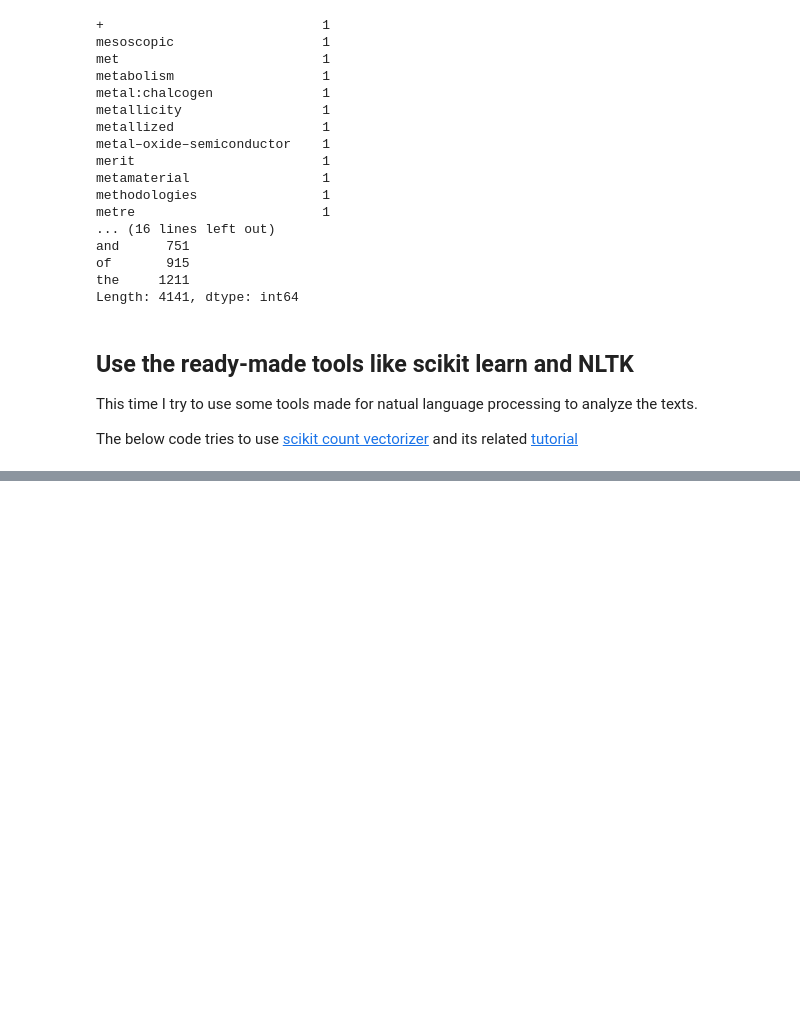
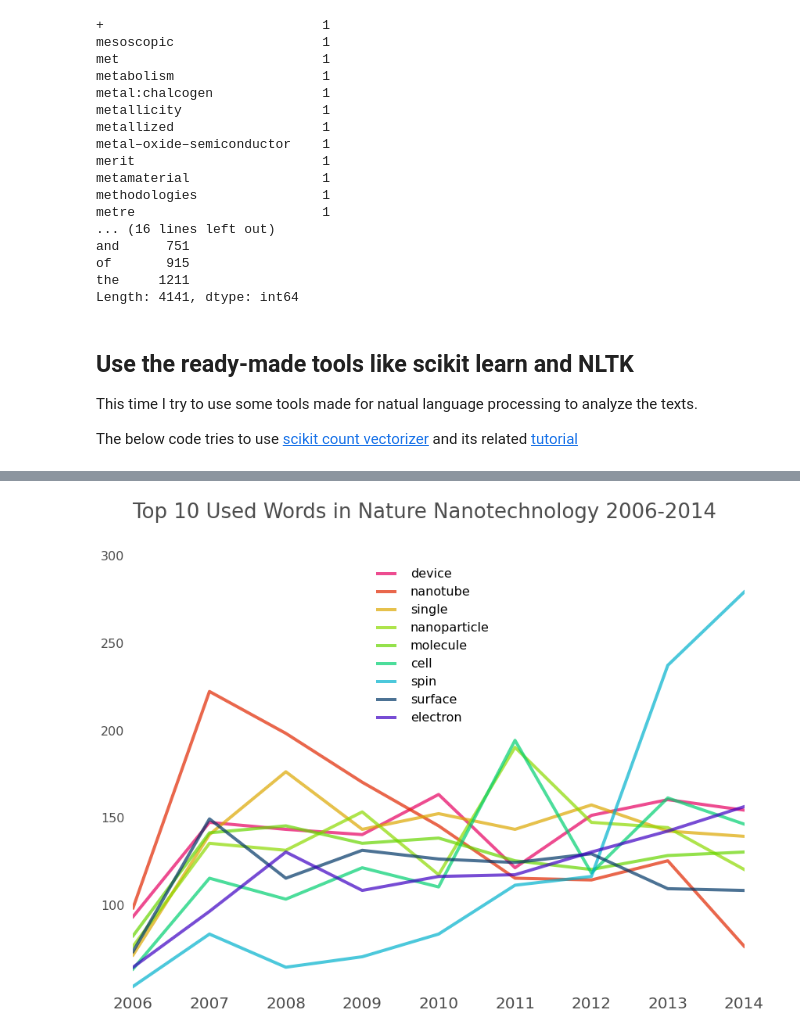
Before and after one commit to deene/learn-ipython, a Jupyter notebook: academic-data-mining.ipynb, the cells around one changed output, grey strips where cells are left out. Saved outputs shown, nothing was run; the diff lists cells and outputs as text; code cells hidden in the pictures; blank space fills up the shorter version.

```diff
--- a/academic-data-mining.ipynb
+++ b/academic-data-mining.ipynb
@@ -327,0 +342,52 @@ Axes(0.125,0.125;0.775x0.775)
+# %%
+import colorsys
+
+# Create a figure of given size
+fig = plt.figure(figsize=(14,10))
+# Add a subplot
+ax = fig.add_subplot(111)
+# Set title
+ttl = 'Top 10 Used Words in Nature Nanotechnology 2006-2014'
+# Set color transparency (0: transparent; 1: solid)
+a = 0.7
+# Plot the 'population' column as horizontal bar plot
+colormap = [(0.9, 0, 0.38), (0.88, 0.15, 0), (0.86, 0.65, 0), (0.55, 0.85, 0), \
+            (0.4, 0.83, 0), (0, 0.81, 0.44), (0, 0.69, 0.8), (0, 0.21, 0.4), \
+            (0.24, 0, 0.76), (0.69, 0, 0.75)]
+top10Table.plot(ax=ax, alpha=a, legend=False, title=ttl, color=colormap, linewidth=4)
+# Remove grid lines (dotted lines inside plot)
+ax.grid(False)
+# Remove plot frame
+ax.set_frame_on(False)
+# Customize title, set position, allow space on top of plot for title
+ax.set_title(ax.get_title(), fontsize=26, alpha=a, ha='left')
+plt.subplots_adjust(top=0.9)
+ax.title.set_position((0,1.08))
+# Set x axis label on top of plot, set label text
+ax.xaxis.set_label_position('bottom')
+xlab = ''
+ax.set_xlabel(xlab, fontsize=30, alpha=a, ha='left')
+ax.xaxis.set_label_coords(1.05, 0)
+# Position x tick labels on top
+ax.xaxis.tick_bottom()
+# Remove tick lines in x and y axes
+ax.yaxis.set_ticks_position('none')
+ax.xaxis.set_ticks_position('none')
+# Customize x tick lables
+xticks = range(2006,2015)
+ax.xaxis.set_ticks(xticks)
+ax.set_xticklabels(xticks, fontsize=20, alpha=a)
+# Customize y tick labels
+yticks = [50, 100, 150, 200, 250, 300]
+ax.set_yticklabels(yticks, fontsize=16, alpha=a)
+ax.yaxis.set_tick_params(pad=12)
+# remove the y ticks at origin
+yticks = ax.yaxis.get_major_ticks()
+yticks[0].label1.set_visible(False)
+# Position legend in lower right part
+# Set ncol=3 for horizontally expanding legend
+leg = ax.legend(frameon=False, fontsize=16, \
+                bbox_to_anchor=[0.6, 1.0], handlelength=2, \
+                handletextpad=1, columnspacing=2, title='')
+# %% [output]
+[figure, added]
```
Also changed, not shown: parts of 3 cells of this notebook, 1 other file.
